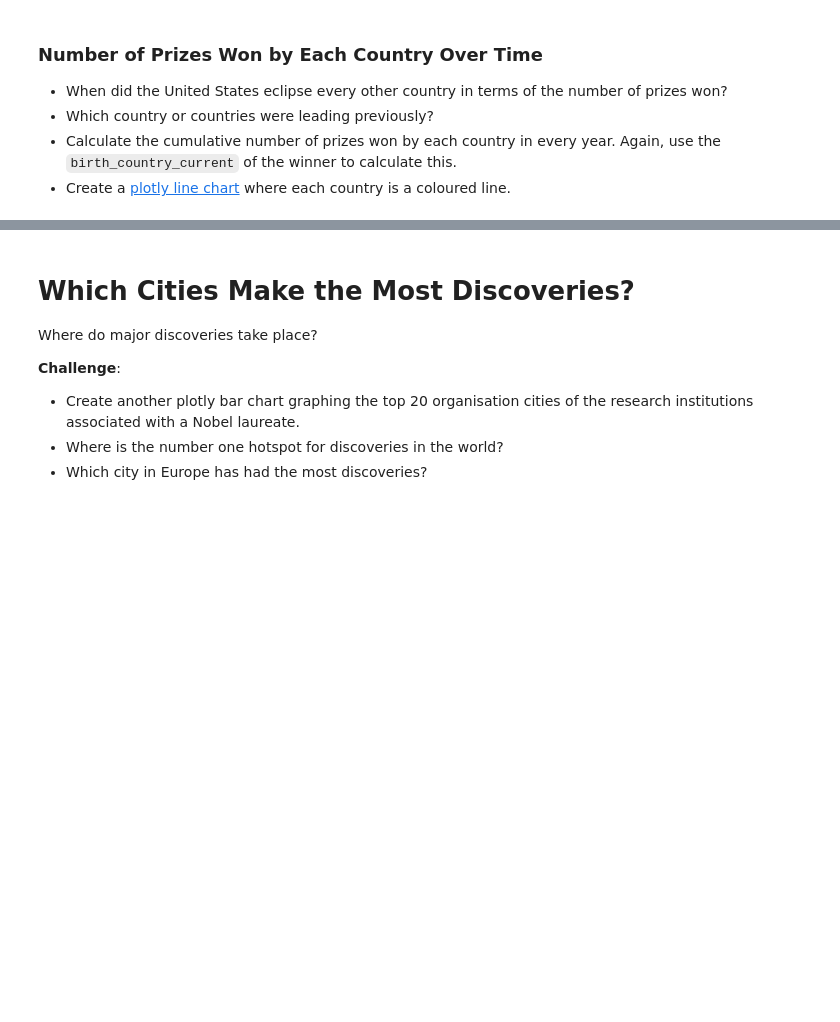
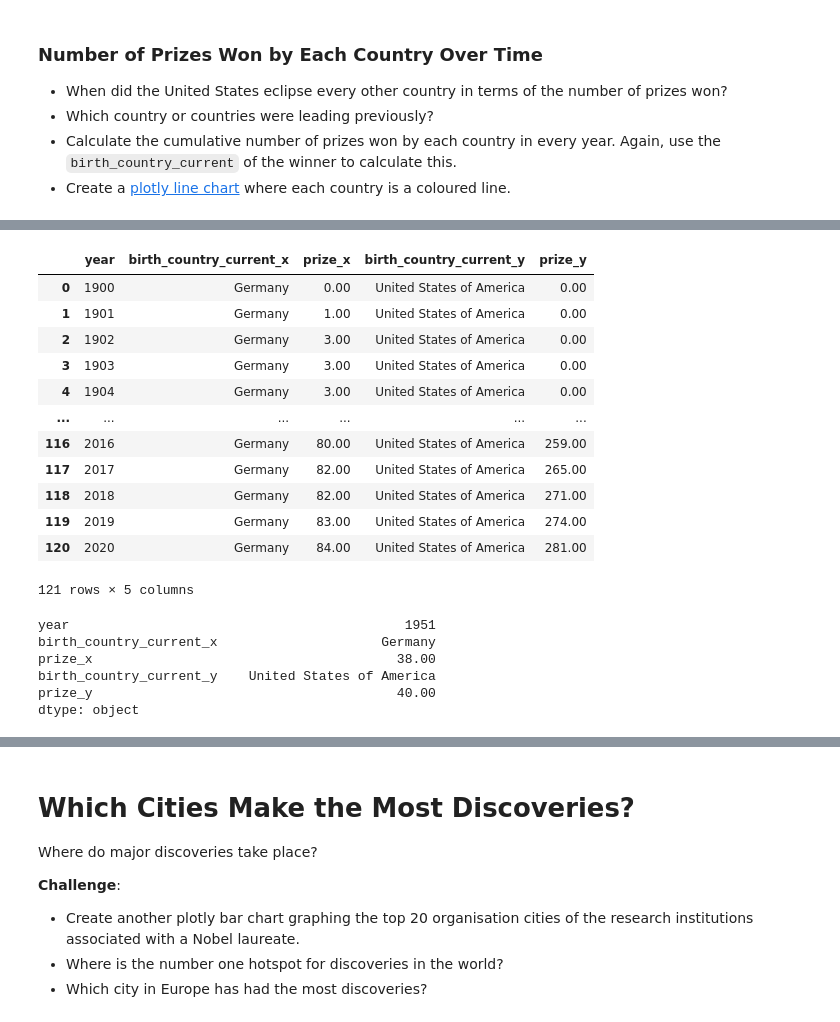
Before and after one commit to thandora/100-days-of-code-udemy, a Jupyter notebook: day-078-nobel-prize-analysis/nobel-prize-analysis.ipynb, the cells around one changed output, grey strips where cells are left out. Drawn from its saved outputs; the diff is of its cells as text; code cells hidden in the pictures; blank space fills up the shorter version.

```diff
--- a/day-078-nobel-prize-analysis/nobel-prize-analysis.ipynb
+++ b/day-078-nobel-prize-analysis/nobel-prize-analysis.ipynb
@@ -892,0 +917,11 @@ country_by_category_bar.show()
+# %%
+# We've somehow gone full circle by grouping year and birth_country_current again, but we had
+# to sort by year earlier.
+prize_by_year = (
+    prize_by_year.groupby(by=["birth_country_current", "year"])
+    .sum()
+    .groupby(by=["birth_country_current"])
+)
+
+cumulative_prize = prize_by_year.cumsum().reset_index()
+cumulative_prize
@@ -892,0 +942,67 @@ country_by_category_bar.show()
+# %%
+# Function for filling zeros with the proper cumulative sum value.
+def fill_cumulative_sum(values_list):
+    new_list = [values_list[0]]  # Initialize the new list with the first value
+
+    for i in range(1, len(values_list)):
+        if values_list[i] > new_list[i - 1]:
+            # Add the current value to the new list
+            new_list.append(values_list[i])
+        else:
+            # Add the previous filled value to the new list
+            new_list.append(new_list[i - 1])
+
+    return new_list
+
+
+filt_ger = cumulative_prize["birth_country_current"] == "Germany"
+filt_usa = cumulative_prize["birth_country_current"] == "United States of America"
+
+df_ger = cumulative_prize.loc[filt_ger]
+df_usa = cumulative_prize.loc[filt_usa]
+
+years_ser = pd.Series(range(1900, 2021)).to_frame().rename(columns={0: "year"})
+
+# Replace NA values with zeros.
+df_ger = years_ser.merge(df_ger, how="left").fillna(
+    {"birth_country_current": "Germany", "prize": 0}
+)
+
+df_usa = years_ser.merge(df_usa, how="left").fillna(
+    {"birth_country_current": "United States of America", "prize": 0}
+)
+
+# Fix zeros with proper cumulative sum
+df_ger["prize"] = fill_cumulative_sum(df_ger["prize"])
+df_usa["prize"] = fill_cumulative_sum(df_usa["prize"])
+
+df_merged = df_ger.merge(df_usa, how="outer", on="year")
+
+# This df contains all the years from 1900 to 2020 and the cumulative prize of Germany vs USA
+# Play with it!
+df_merged
+# %% [output]
+|  | year | birth_country_current_x | prize_x | birth_country_current_y | prize_y |
+| 0 | 1900 | Germany | 0.00 | United States of America | 0.00 |
+| 1 | 1901 | Germany | 1.00 | United States of America | 0.00 |
+| 2 | 1902 | Germany | 3.00 | United States of America | 0.00 |
+| 3 | 1903 | Germany | 3.00 | United States of America | 0.00 |
+| 4 | 1904 | Germany | 3.00 | United States of America | 0.00 |
+| ... | ... | ... | ... | ... | ... |
+| 116 | 2016 | Germany | 80.00 | United States of America | 259.00 |
+| 117 | 2017 | Germany | 82.00 | United States of America | 265.00 |
+| 118 | 2018 | Germany | 82.00 | United States of America | 271.00 |
+| 119 | 2019 | Germany | 83.00 | United States of America | 274.00 |
+| 120 | 2020 | Germany | 84.00 | United States of America | 281.00 |
+121 rows × 5 columns
+# %%
+# Let us see when USA overtook Germany
+filt = df_merged["prize_y"] > df_merged["prize_x"]
+df_merged.loc[filt].min()
+# %% [output]
+year                                           1951
+birth_country_current_x                     Germany
+prize_x                                       38.00
+birth_country_current_y    United States of America
+prize_y                                       40.00
+dtype: object
```
Also changed, not shown: parts of 5 cells of this notebook.
